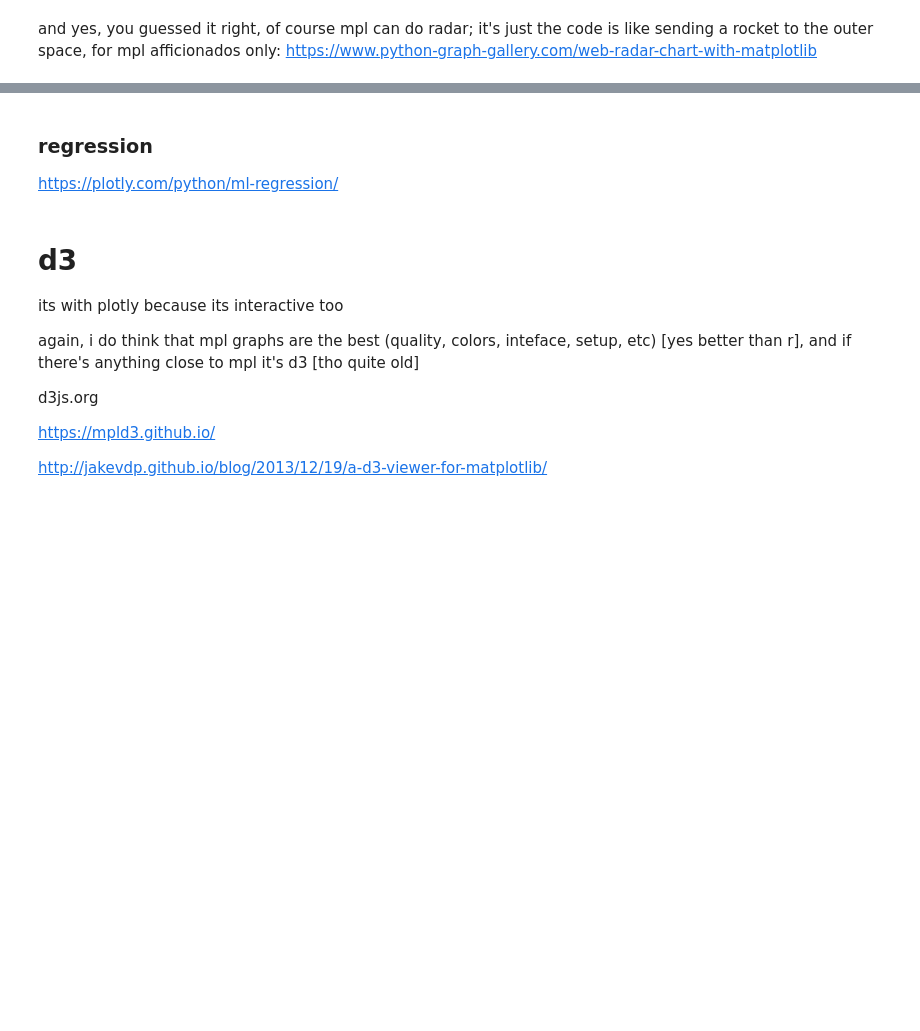
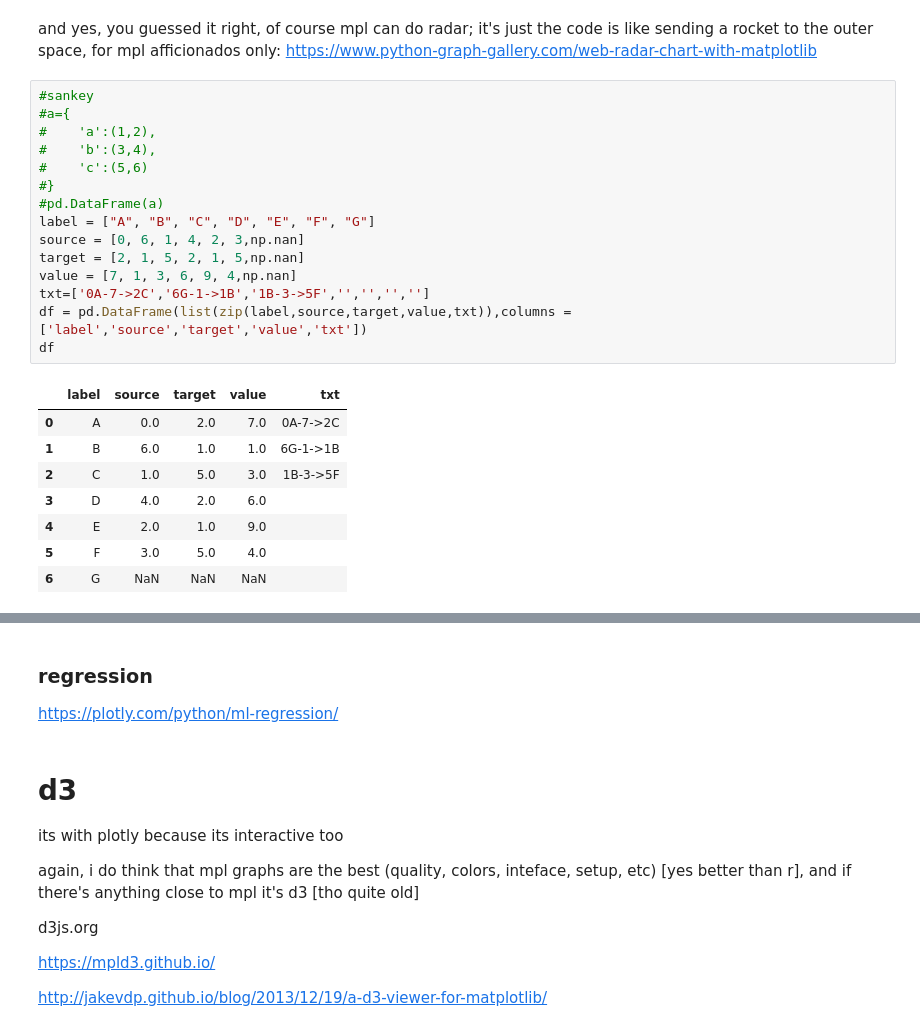
Before and after one commit to theaok/vis, a Jupyter notebook: plotly.ipynb, the cells around one changed output, grey strips where cells are left out. Cells and saved outputs as stored; diff of their text form; blank space fills up the shorter version.

```diff
--- a/plotly.ipynb
+++ b/plotly.ipynb
@@ -100,3 +101,27 @@ fig.update_layout(
 # %% [markdown]
 and yes, you guessed it right, of course mpl can do radar; it's just the code is like sending a rocket to the outer space, for mpl afficionados only:
 https://www.python-graph-gallery.com/web-radar-chart-with-matplotlib
+# %%
+#sankey
+#a={
+#    'a':(1,2),
+#    'b':(3,4),
+#    'c':(5,6)
+#}
+#pd.DataFrame(a)
+label = ["A", "B", "C", "D", "E", "F", "G"]
+source = [0, 6, 1, 4, 2, 3,np.nan]
+target = [2, 1, 5, 2, 1, 5,np.nan]
+value = [7, 1, 3, 6, 9, 4,np.nan]
+txt=['0A-7->2C','6G-1->1B','1B-3->5F','','','','']
+df = pd.DataFrame(list(zip(label,source,target,value,txt)),columns =['label','source','target','value','txt'])
+df
+# %% [output]
+|  | label | source | target | value | txt |
+| 0 | A | 0.0 | 2.0 | 7.0 | 0A-7->2C |
+| 1 | B | 6.0 | 1.0 | 1.0 | 6G-1->1B |
+| 2 | C | 1.0 | 5.0 | 3.0 | 1B-3->5F |
+| 3 | D | 4.0 | 2.0 | 6.0 |  |
+| 4 | E | 2.0 | 1.0 | 9.0 |  |
+| 5 | F | 3.0 | 5.0 | 4.0 |  |
+| 6 | G | NaN | NaN | NaN |  |
```
Also changed, not shown: parts of 11 cells of this notebook.
